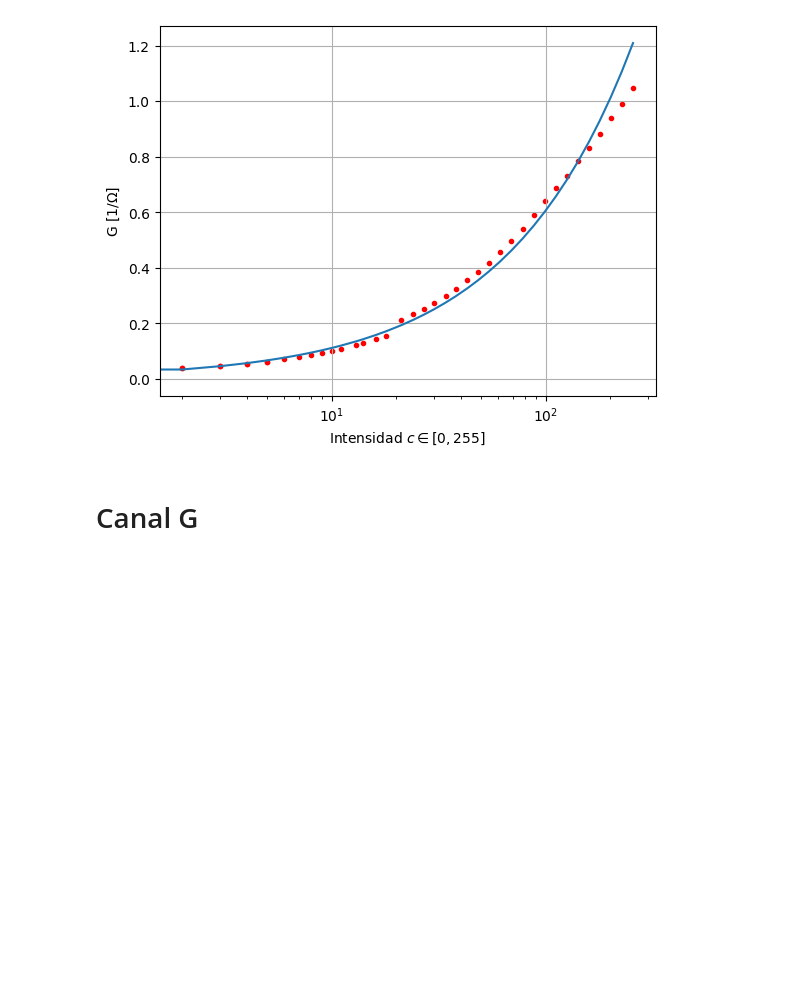
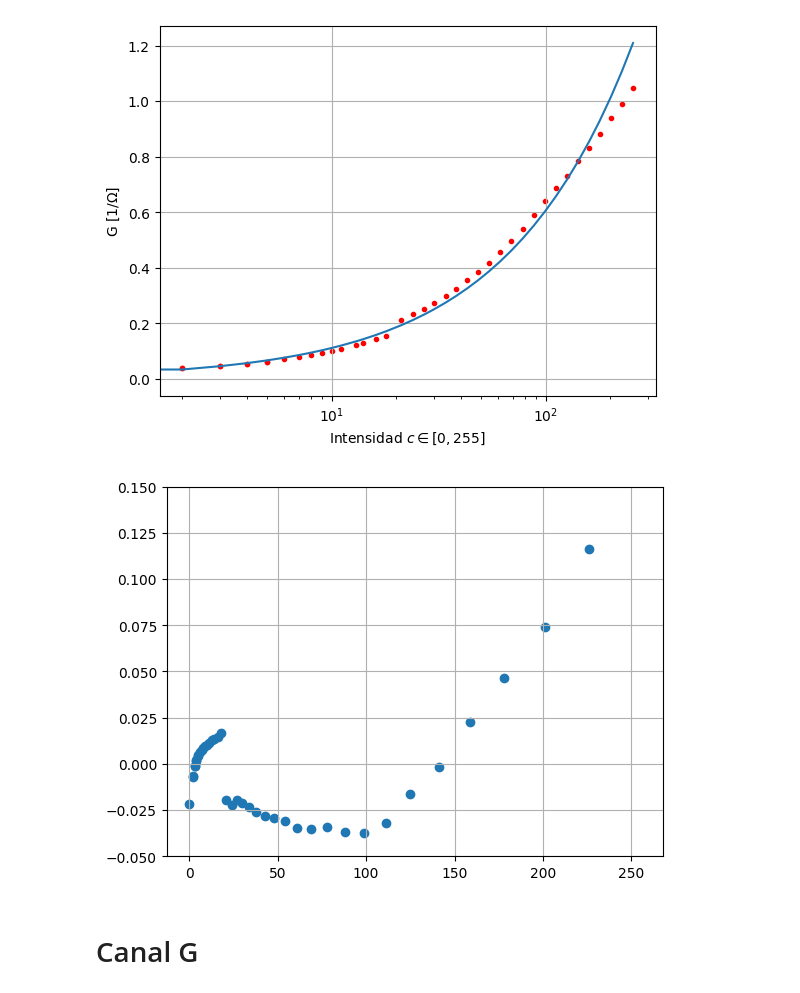
Before and after one commit to marianop9/reflective-color-sensor, a Jupyter notebook: scripts/serialpal/caracterizacion.ipynb, the cells around one changed output. Cells and saved outputs as stored; diff of their text form; code cells hidden in the pictures; blank space fills up the shorter version.

```diff
--- a/scripts/serialpal/caracterizacion.ipynb
+++ b/scripts/serialpal/caracterizacion.ipynb
@@ -130,6 +130,15 @@ plt.xlabel(r"Intensidad $c \in [0,255]$")
 plt.grid()
 # %% [output]
 [figure]
+# %%
+estimate = Ka_R*np.pow(dfR["intensity"], gamma_R)
+
+plt.scatter(dfR["intensity"], estimate-dfR["G"])
+
+plt.ylim((-0.05, 0.15))
+plt.grid()
+# %% [output]
+[figure, added]
 # %% [markdown]
 # Canal G
 # %%
```
Also changed, not shown: 3 other files.
